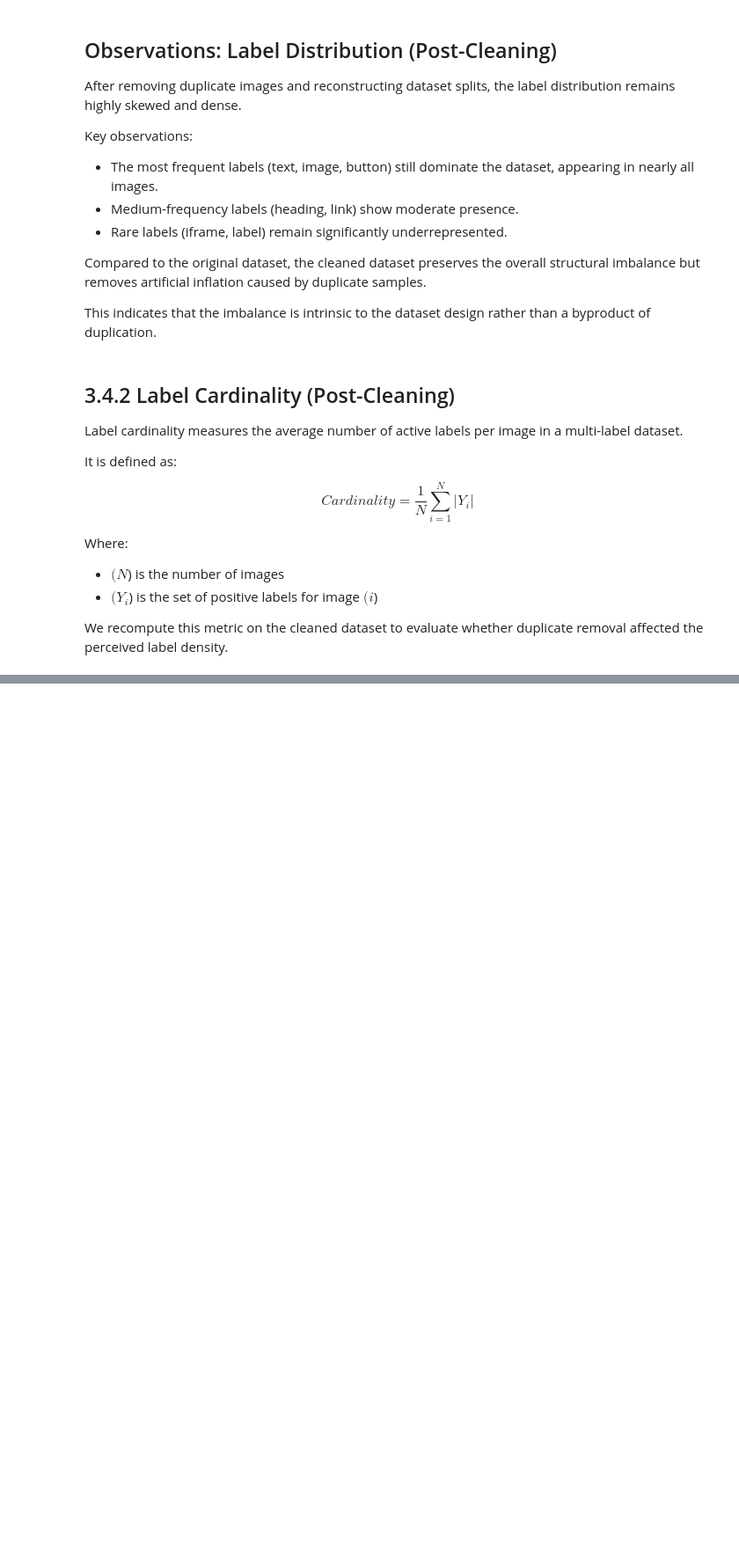
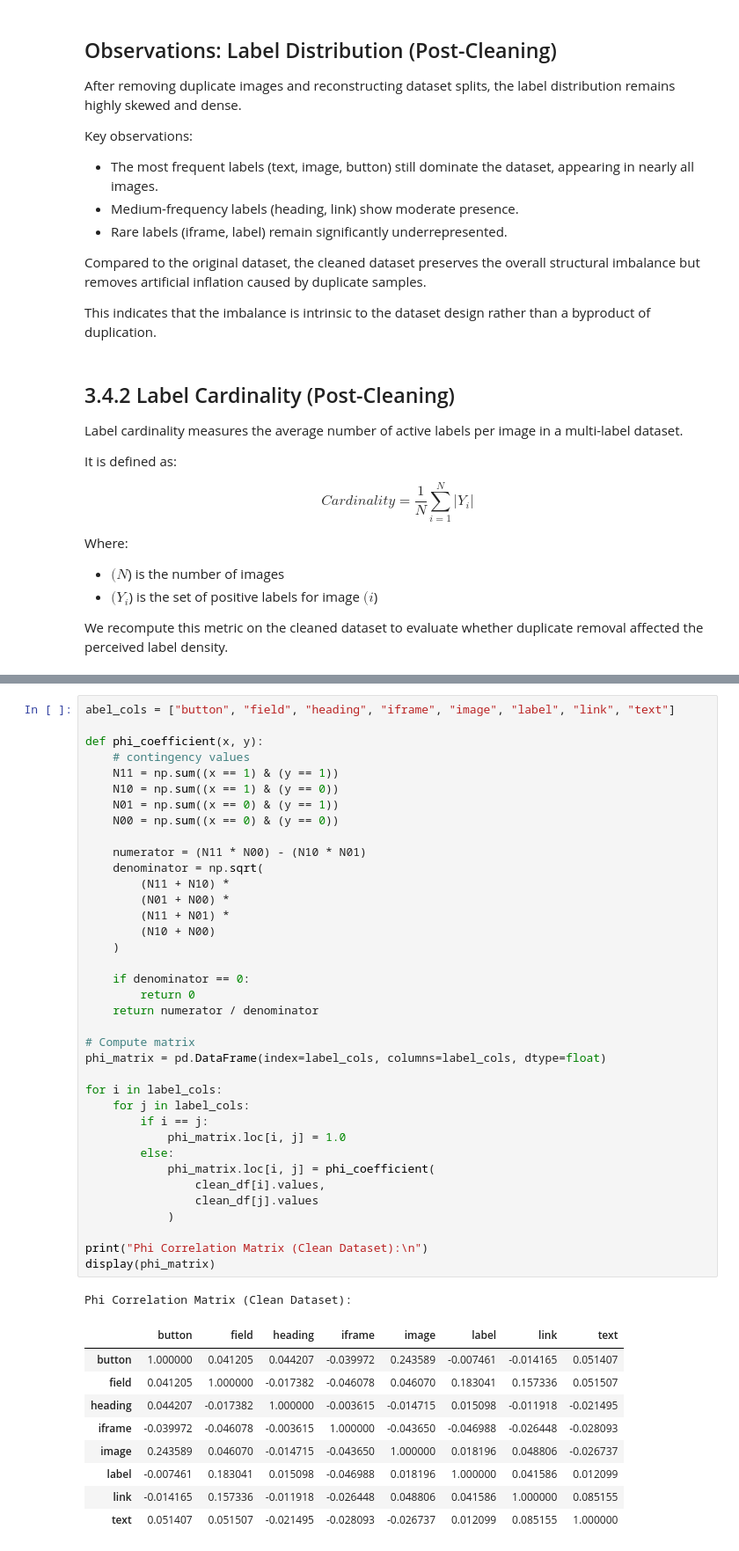
Before and after one commit to AnindyaChakravarty/Multi-label_Image_Classification, a Jupyter notebook: DM.ipynb, the cells around one changed output, grey strips where cells are left out. Shown at 88% size. Drawn from its saved outputs; the diff is of its cells as text; blank space fills up the shorter version.

```diff
--- a/DM.ipynb
+++ b/DM.ipynb
@@ -1236,0 +1351,48 @@ We recompute this metric on the cleaned dataset to evaluate whether duplicate re
+# %%
+abel_cols = ["button", "field", "heading", "iframe", "image", "label", "link", "text"]
+
+def phi_coefficient(x, y):
+    # contingency values
+    N11 = np.sum((x == 1) & (y == 1))
+    N10 = np.sum((x == 1) & (y == 0))
+    N01 = np.sum((x == 0) & (y == 1))
+    N00 = np.sum((x == 0) & (y == 0))
+
+    numerator = (N11 * N00) - (N10 * N01)
+    denominator = np.sqrt(
+        (N11 + N10) *
+        (N01 + N00) *
+        (N11 + N01) *
+        (N10 + N00)
+    )
+
+    if denominator == 0:
+        return 0
+    return numerator / denominator
+
+# Compute matrix
+phi_matrix = pd.DataFrame(index=label_cols, columns=label_cols, dtype=float)
+
+for i in label_cols:
+    for j in label_cols:
+        if i == j:
+            phi_matrix.loc[i, j] = 1.0
+        else:
+            phi_matrix.loc[i, j] = phi_coefficient(
+                clean_df[i].values,
+                clean_df[j].values
+            )
+
+print("Phi Correlation Matrix (Clean Dataset):\n")
+display(phi_matrix)
+# %% [output]
+Phi Correlation Matrix (Clean Dataset):
+|  | button | field | heading | iframe | image | label | link | text |
+| button | 1.000000 | 0.041205 | 0.044207 | -0.039972 | 0.243589 | -0.007461 | -0.014165 | 0.051407 |
+| field | 0.041205 | 1.000000 | -0.017382 | -0.046078 | 0.046070 | 0.183041 | 0.157336 | 0.051507 |
+| heading | 0.044207 | -0.017382 | 1.000000 | -0.003615 | -0.014715 | 0.015098 | -0.011918 | -0.021495 |
+| iframe | -0.039972 | -0.046078 | -0.003615 | 1.000000 | -0.043650 | -0.046988 | -0.026448 | -0.028093 |
+| image | 0.243589 | 0.046070 | -0.014715 | -0.043650 | 1.000000 | 0.018196 | 0.048806 | -0.026737 |
+| label | -0.007461 | 0.183041 | 0.015098 | -0.046988 | 0.018196 | 1.000000 | 0.041586 | 0.012099 |
+| link | -0.014165 | 0.157336 | -0.011918 | -0.026448 | 0.048806 | 0.041586 | 1.000000 | 0.085155 |
+| text | 0.051407 | 0.051507 | -0.021495 | -0.028093 | -0.026737 | 0.012099 | 0.085155 | 1.000000 |
```
Also changed, not shown: parts of 9 cells of this notebook.
